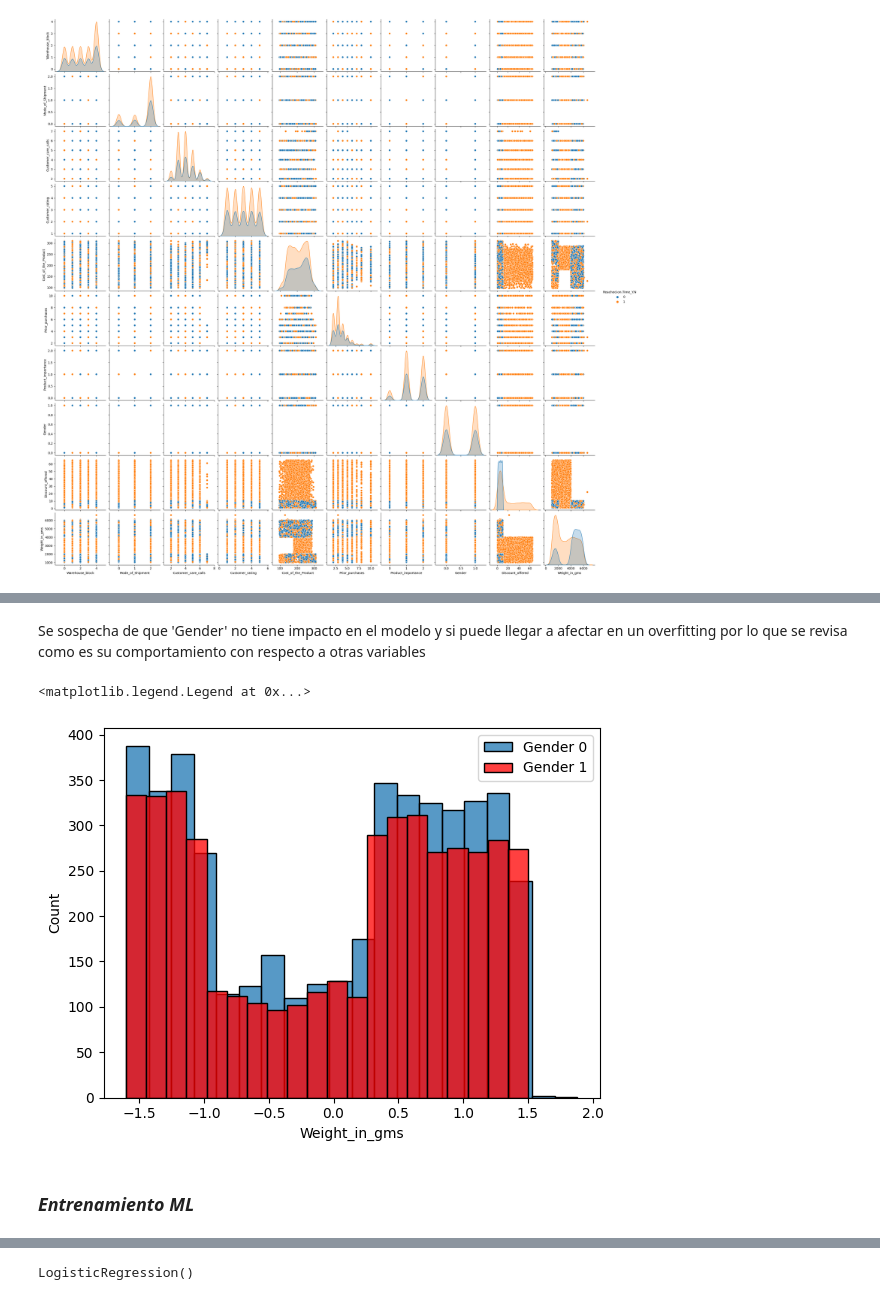
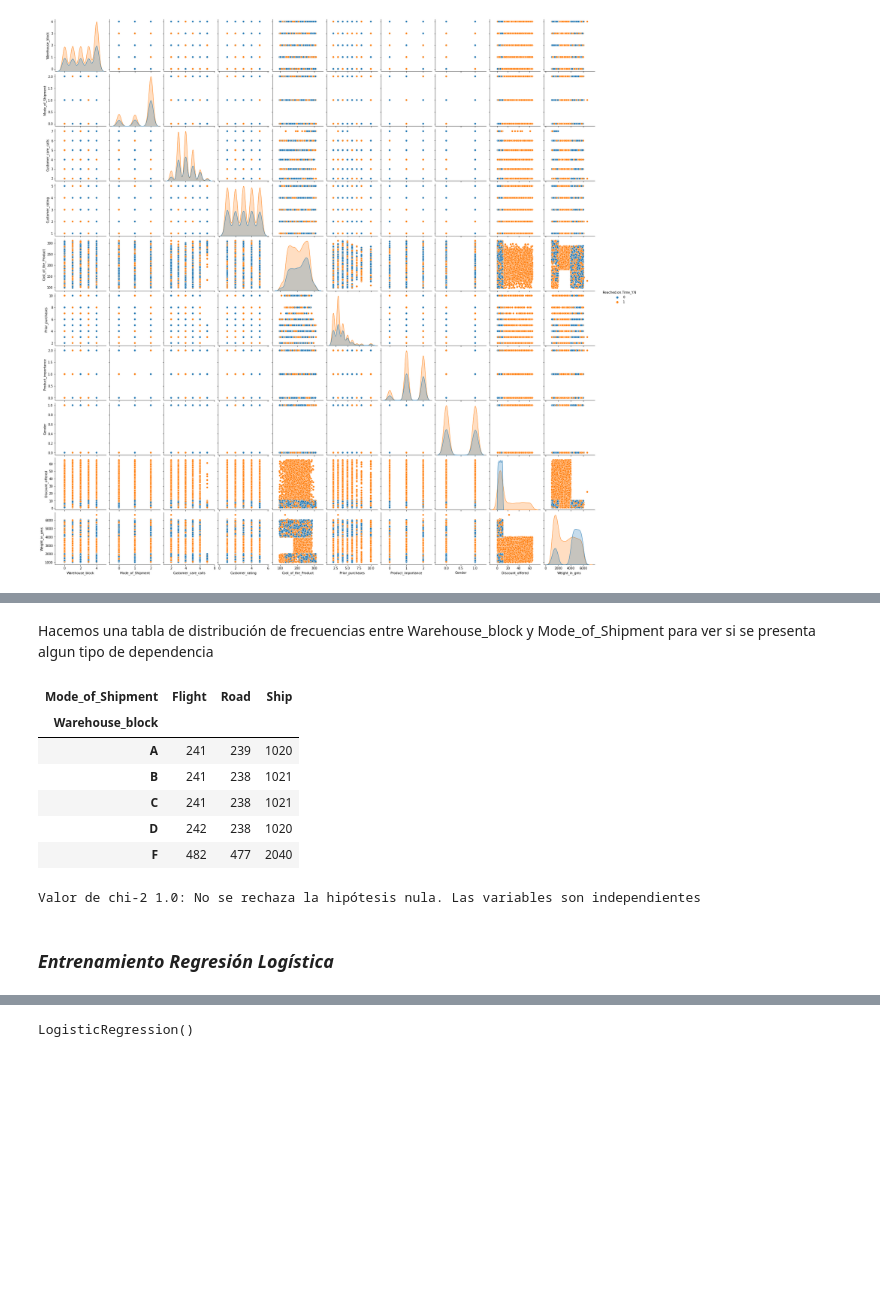
Before and after one commit to Juanita1345/EDA-ML-PI, a Jupyter notebook: EDA.ipynb, the cells around one changed output, grey strips where cells are left out. Cells and saved outputs as stored; diff of their text form; code cells hidden in the pictures; blank space fills up the shorter version.

```diff
--- a/EDA.ipynb
+++ b/EDA.ipynb
@@ -92,2 +131,0 @@ plt.show()
-# %% [markdown]
-Se sospecha de que 'Gender' no tiene impacto en el modelo y si puede llegar a afectar en un overfitting por lo que se revisa como es su comportamiento con respecto a otras variables
@@ -97,7 +132,13 @@ df_mod_1=df_mod[(df_mod['Gender']==1)]['Weight_in_gms']
-# %%
-sns.histplot(df_mod_0, bins = 20, label = 'Gender 0')
-sns.histplot(df_mod_1, bins = 20, label = 'Gender 1', color = 'r')
-plt.legend()
-# %% [output]
-<matplotlib.legend.Legend at 0x...>
-[figure, removed]
+# %% [markdown]
+Hacemos una tabla de distribución de frecuencias entre  Warehouse_block y Mode_of_Shipment para ver si se presenta algun tipo de dependencia
+# %%
+tab_frec=pd.crosstab(df['Warehouse_block'],df['Mode_of_Shipment'])
+tab_frec
+# %% [output]
+| Mode_of_Shipment | Flight | Road | Ship |
+| Warehouse_block |  |  |  |
+| A | 241 | 239 | 1020 |
+| B | 241 | 238 | 1021 |
+| C | 241 | 238 | 1021 |
+| D | 242 | 238 | 1020 |
+| F | 482 | 477 | 2040 |
@@ -104,5 +147,14 @@ plt.legend()
+# %%
+chi2,p,dof,exp=stat.chi2_contingency(tab_frec)
+
+if p <0.05:
+    print(f'Valor de chi-2 {round(p,3)}: Se rechaza la hipótesis nula. Las variables son dependientes')
+else:
+    print(f'Valor de chi-2 {round(p,3)}: No se rechaza la hipótesis nula. Las variables son independientes')
+# %% [output]
+Valor de chi-2 1.0: No se rechaza la hipótesis nula. Las variables son independientes
 # %% [markdown]
-### ***Entrenamiento ML***
+### ***Entrenamiento Regresión Logística***
 # %%
 df_mod.info()
 # %% [output]
```
Also changed, not shown: parts of 58 cells of this notebook.
